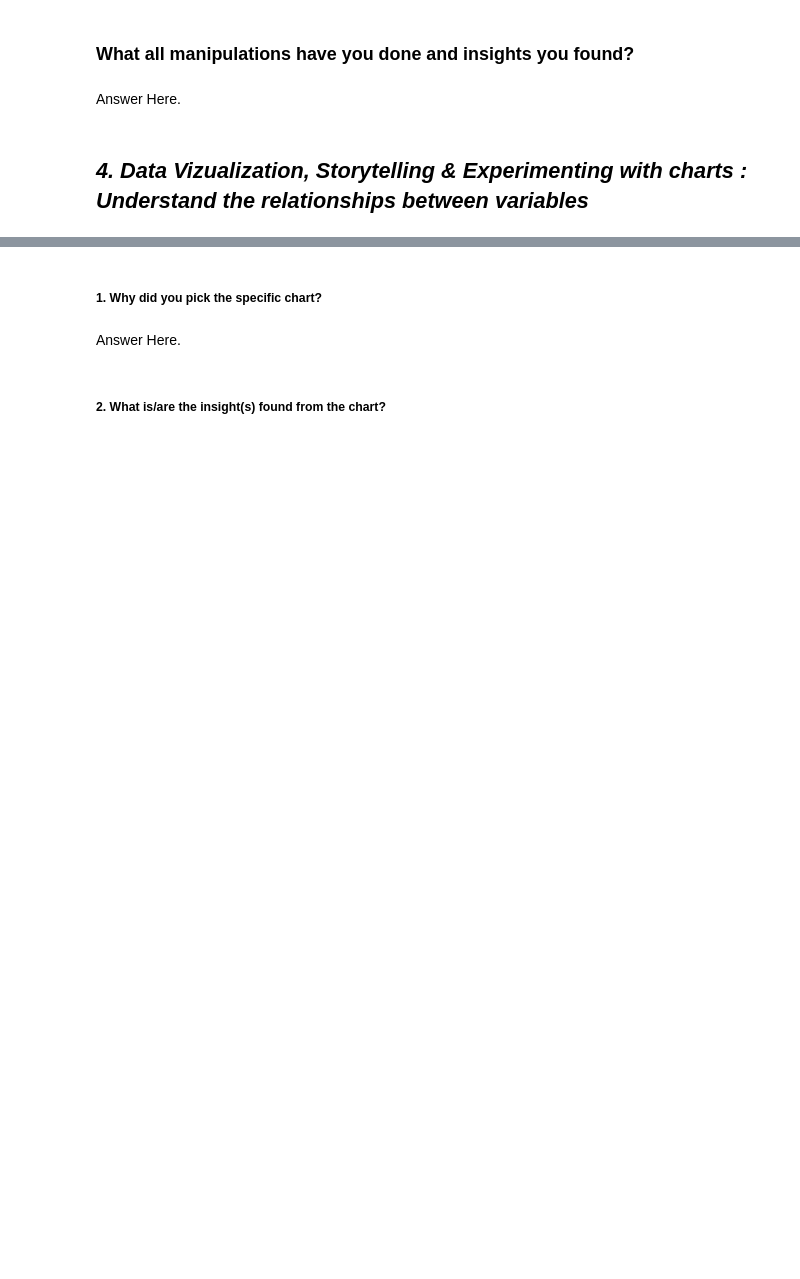
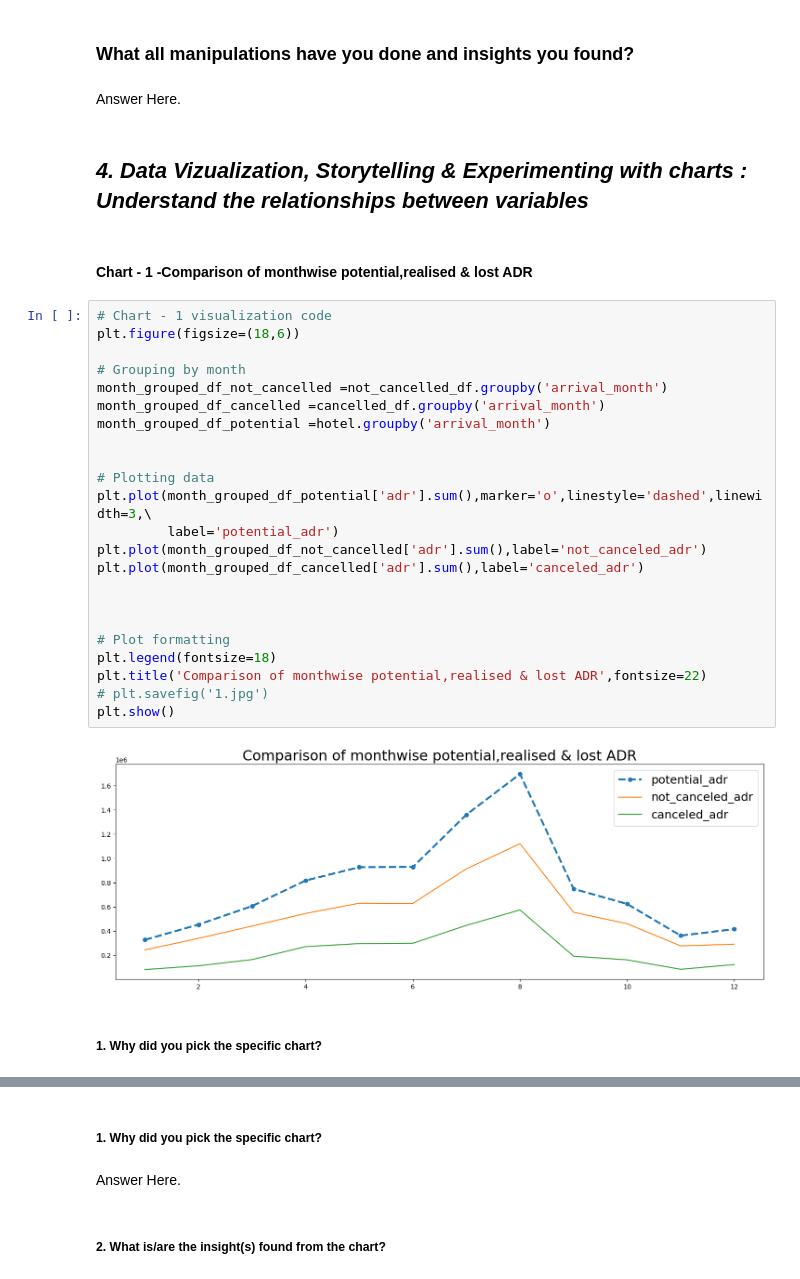
Before and after one commit to lakshay170/hotel_capstone, a Jupyter notebook: Hotel_Capstone.ipynb, the cells around one changed output, grey strips where cells are left out. Cells and saved outputs as stored; diff of their text form; blank space fills up the shorter version.

```diff
--- a/Hotel_Capstone.ipynb
+++ b/Hotel_Capstone.ipynb
@@ -577,3 +622,32 @@ hotel.shape
 Answer Here.
 # %% [markdown]
 ## ***4. Data Vizualization, Storytelling & Experimenting with charts : Understand the relationships between variables***
+# %% [markdown]
+#### Chart - 1 -Comparison of monthwise potential,realised & lost ADR
+# %%
+# Chart - 1 visualization code
+plt.figure(figsize=(18,6))
+
+# Grouping by month
+month_grouped_df_not_cancelled =not_cancelled_df.groupby('arrival_month')
+month_grouped_df_cancelled =cancelled_df.groupby('arrival_month')
+month_grouped_df_potential =hotel.groupby('arrival_month')
+
+
+# Plotting data
+plt.plot(month_grouped_df_potential['adr'].sum(),marker='o',linestyle='dashed',linewidth=3,\
+         label='potential_adr')
+plt.plot(month_grouped_df_not_cancelled['adr'].sum(),label='not_canceled_adr')
+plt.plot(month_grouped_df_cancelled['adr'].sum(),label='canceled_adr')
+
+
+
+# Plot formatting
+plt.legend(fontsize=18)
+plt.title('Comparison of monthwise potential,realised & lost ADR',fontsize=22)
+# plt.savefig('1.jpg')
+plt.show()
+# %% [output]
+[figure, added]
+# %% [markdown]
+##### 1. Why did you pick the specific chart?
```
Also changed, not shown: parts of 77 cells of this notebook.
